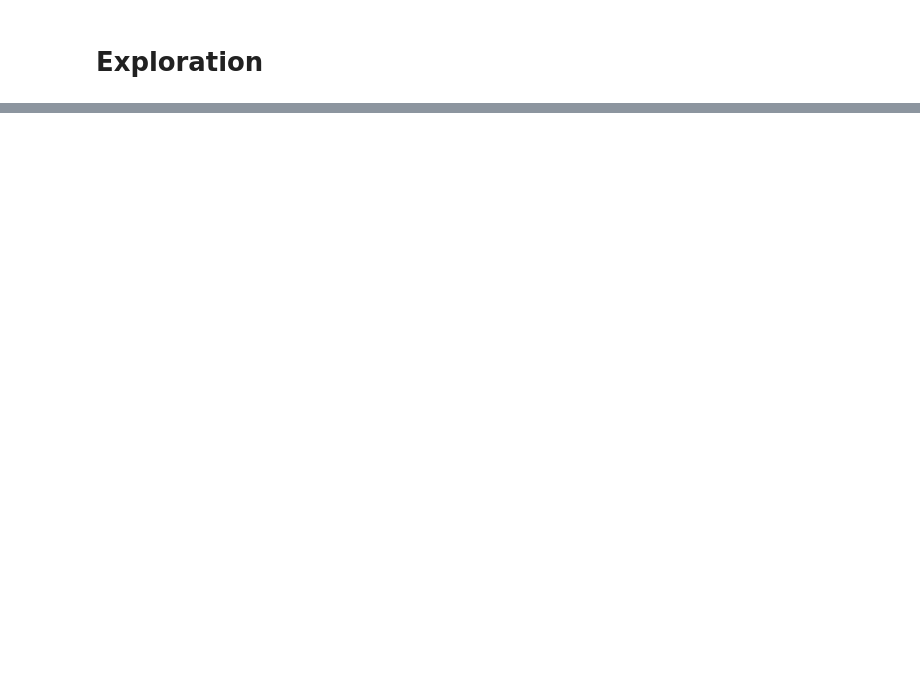
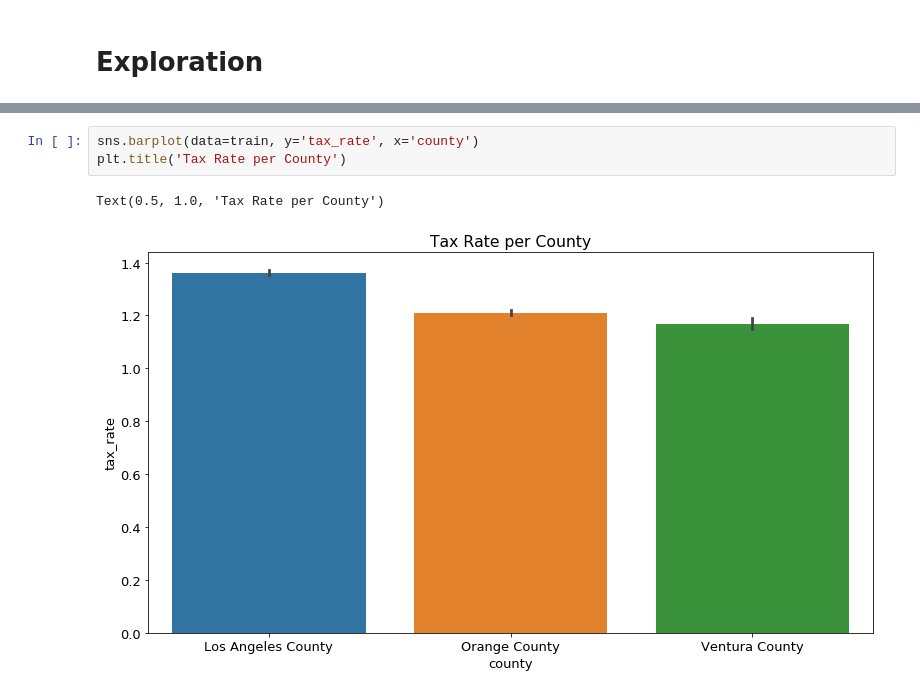
Before and after one commit to Brandon-Martinez27/zillow_regression_project, a Jupyter notebook: zillow_notebook_b.ipynb, the cells around one changed output, grey strips where cells are left out. Cells and saved outputs as stored; diff of their text form; blank space fills up the shorter version.

```diff
--- a/zillow_notebook_b.ipynb
+++ b/zillow_notebook_b.ipynb
@@ -171,0 +183,6 @@ train
+# %%
+sns.barplot(data=train, y='tax_rate', x='county')
+plt.title('Tax Rate per County')
+# %% [output]
+Text(0.5, 1.0, 'Tax Rate per County')
+[figure, added]
```
Also changed, not shown: parts of 21 cells of this notebook.
